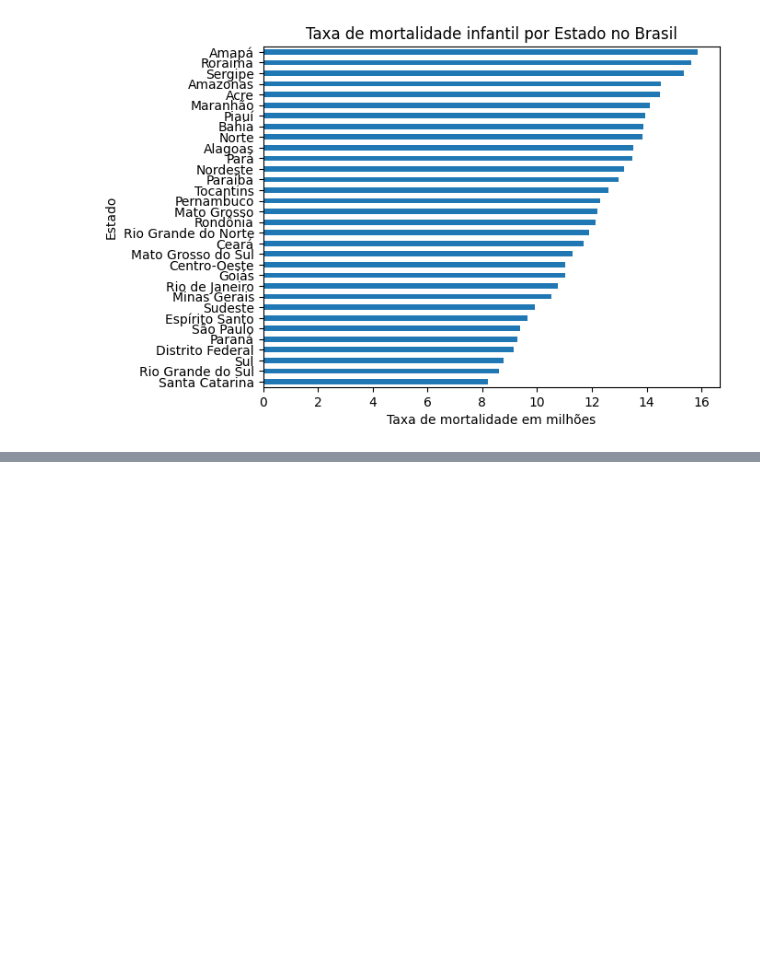
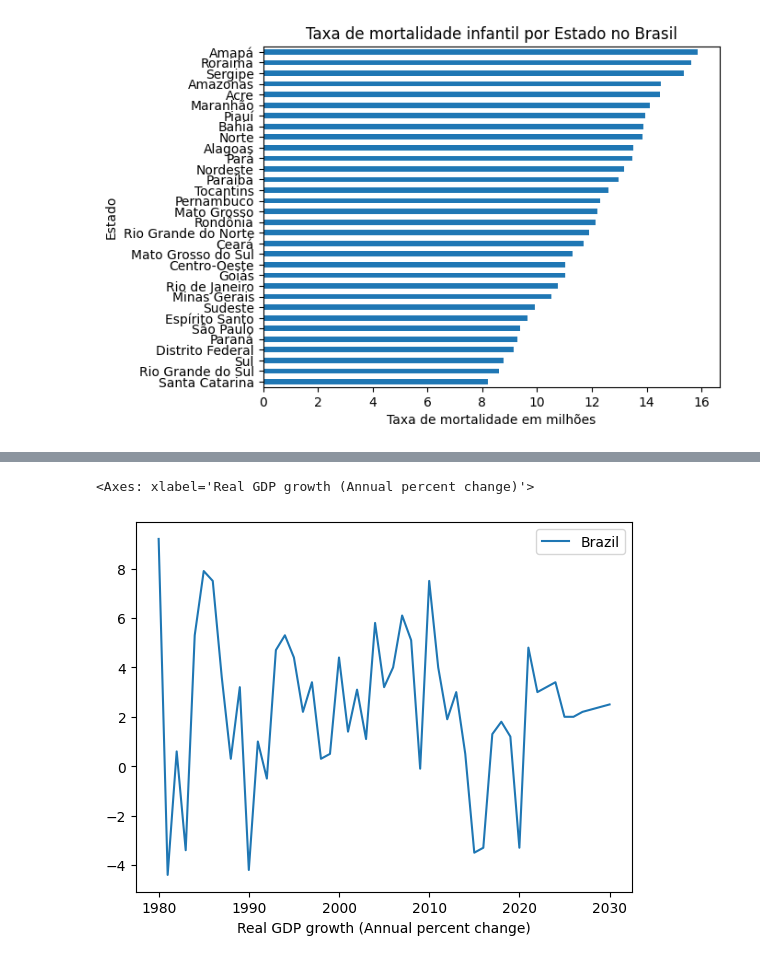
Before and after one commit to gabyxsantos/Economia, a Jupyter notebook: atualizandoDF.ipynb, the cells around one changed output, grey strips where cells are left out. Cells and saved outputs as stored; diff of their text form; code cells hidden in the pictures; blank space fills up the shorter version.

```diff
--- a/atualizandoDF.ipynb
+++ b/atualizandoDF.ipynb
@@ -328,3 +328,18 @@ mortalidade_estado.plot(kind='barh', title='Taxa de mortalidade infantil por Est
 # %% [output]
 <Axes: title={'center': 'Taxa de mortalidade infantil por Estado no Brasil'}, xlabel='Taxa de mortalidade em milhões', ylabel='Estado'>
 [figure]
+# %%
+PIB=pd.read_excel("https://github.com/gabyxsantos/Economia/raw/refs/heads/main/PIB.xls")
+
+# Pega a transposta
+PIB=PIB.T
+colunas_para_remover=PIB.columns[[0,2,3]]
+# Remove colunas desnecessárias
+PIB=PIB.drop(colunas_para_remover,axis=1)
+PIB=PIB.reset_index()
+# Renomeia as colunas com o valor da primeira linha
+for i in range(0, PIB.shape[1]):
+    PIB.rename(columns={PIB.columns[i]: PIB.iloc[0, i]}, inplace=True)
+PIB = PIB.drop(0)
+PIB=PIB.set_index(PIB.columns[0])
+PIB
@@ -330,0 +361,5 @@ mortalidade_estado.plot(kind='barh', title='Taxa de mortalidade infantil por Est
+# %%
+PIB.plot(kind='line')
+# %% [output]
+<Axes: xlabel='Real GDP growth (Annual percent change)'>
+[figure, added]
```
Also changed, not shown: parts of 3 cells of this notebook.
